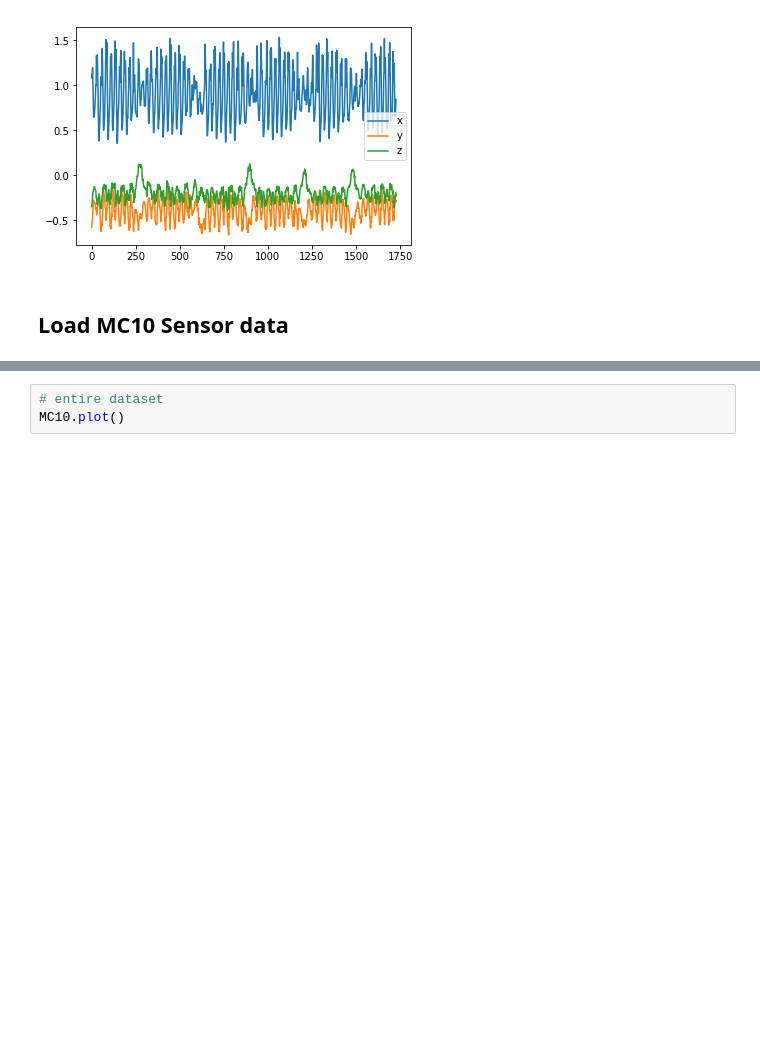
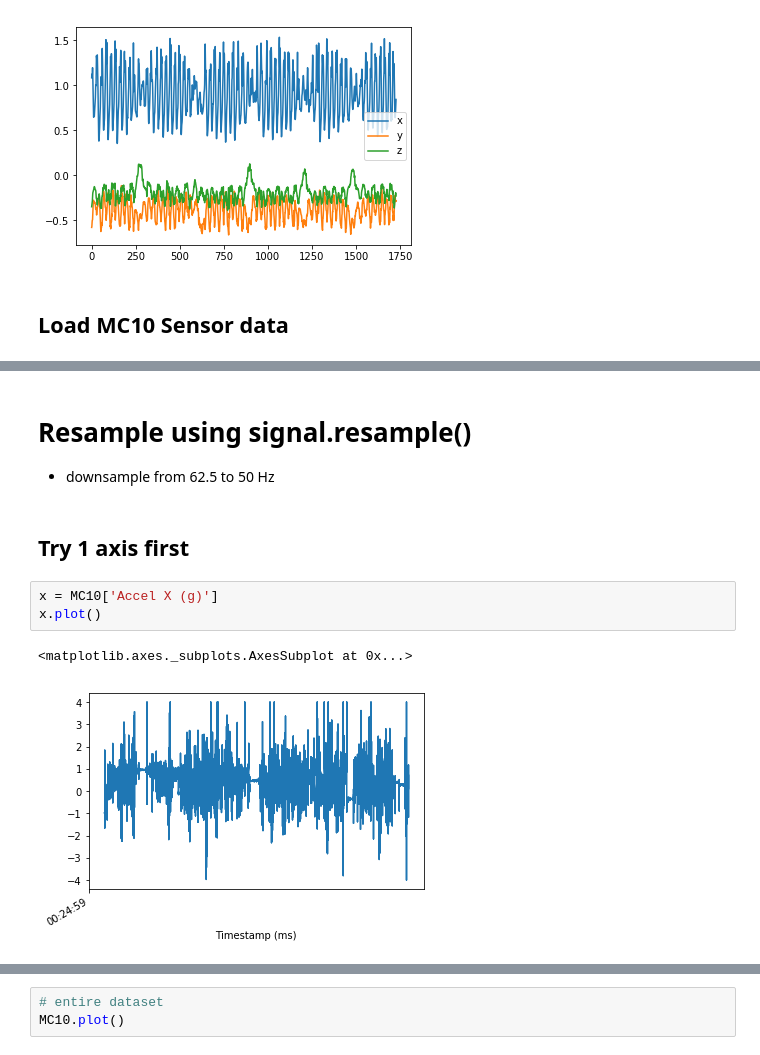
Before and after one commit to kamshee/CIS-PD_Curation, a Jupyter notebook: Correlate Watch Timestamps w MC10.ipynb, the cells around one changed output, grey strips where cells are left out. Cells and saved outputs as stored; diff of their text form; blank space fills up the shorter version.

```diff
--- a/Correlate Watch Timestamps w MC10.ipynb
+++ b/Correlate Watch Timestamps w MC10.ipynb
@@ -35,0 +48,11 @@ MC10.loc[:,'Timestamp (ms)'] = MC10['Timestamp (ms)'].apply(
+# %% [markdown]
+# Resample using signal.resample()
+- downsample from 62.5 to 50 Hz
+# %% [markdown]
+## Try 1 axis first
+# %%
+x = MC10['Accel X (g)']
+x.plot()
+# %% [output]
+<matplotlib.axes._subplots.AxesSubplot at 0x...>
+[figure, added]
```
Also changed, not shown: parts of 32 cells of this notebook.
